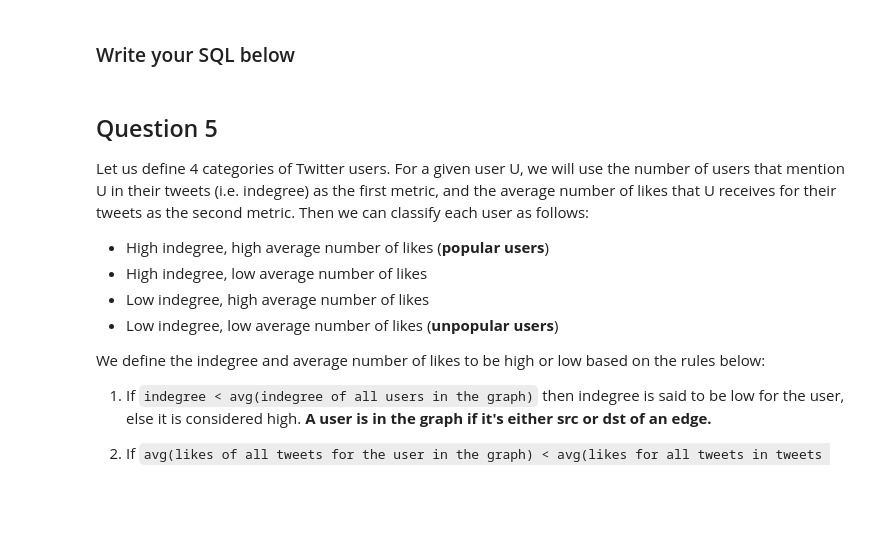
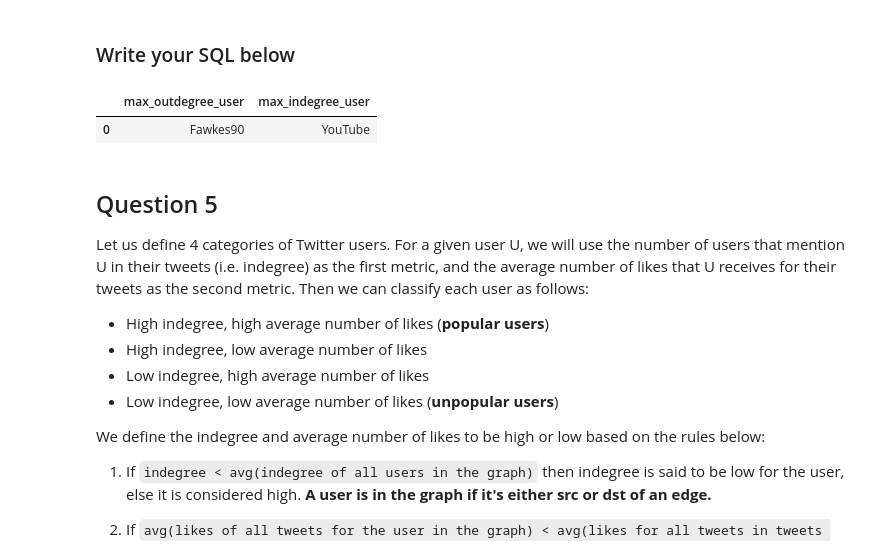
Before and after one commit to nairaaltunkeser/project2, a Jupyter notebook: project2.ipynb, the cells around one changed output. Cells and saved outputs as stored; diff of their text form; code cells hidden in the pictures; blank space fills up the shorter version.

```diff
--- a/project2.ipynb
+++ b/project2.ipynb
@@ -229,12 +253,28 @@ Note that, during grading, we will provide the right Graph table.
 ### Write your SQL below
 # %%
 q4 = """
+SELECT
+    (SELECT src
+    FROM Graph
+    GROUP BY src
+    ORDER BY COUNT(dst) DESC
+    LIMIT 1) AS max_outdegree_user,
+
+    (SELECT dst
+    FROM Graph
+    GROUP BY dst
+    ORDER BY COUNT(src) DESC
+    LIMIT 1) AS max_indegree_user;
+
 """
 
 result = runq(q4)
 # assert len(result.columns)== 2, "The result should contain two columns: max_indegree_user, max_outdegree_user!"
 # assert len(result)== 1, "The result should contain one row!"
 result
+# %% [output]
+|  | max_outdegree_user | max_indegree_user |
+| 0 | Fawkes90 | YouTube |
 # %% [markdown]
 ## Question 5
 Let us define 4 categories of Twitter users. For a given user U, we will use the number of users that mention U in their tweets (i.e. indegree) as the first metric, and the average number of likes that U receives for their tweets as the second metric. Then we can classify each user as follows:
```
Also changed, not shown: parts of 3 cells of this notebook.
